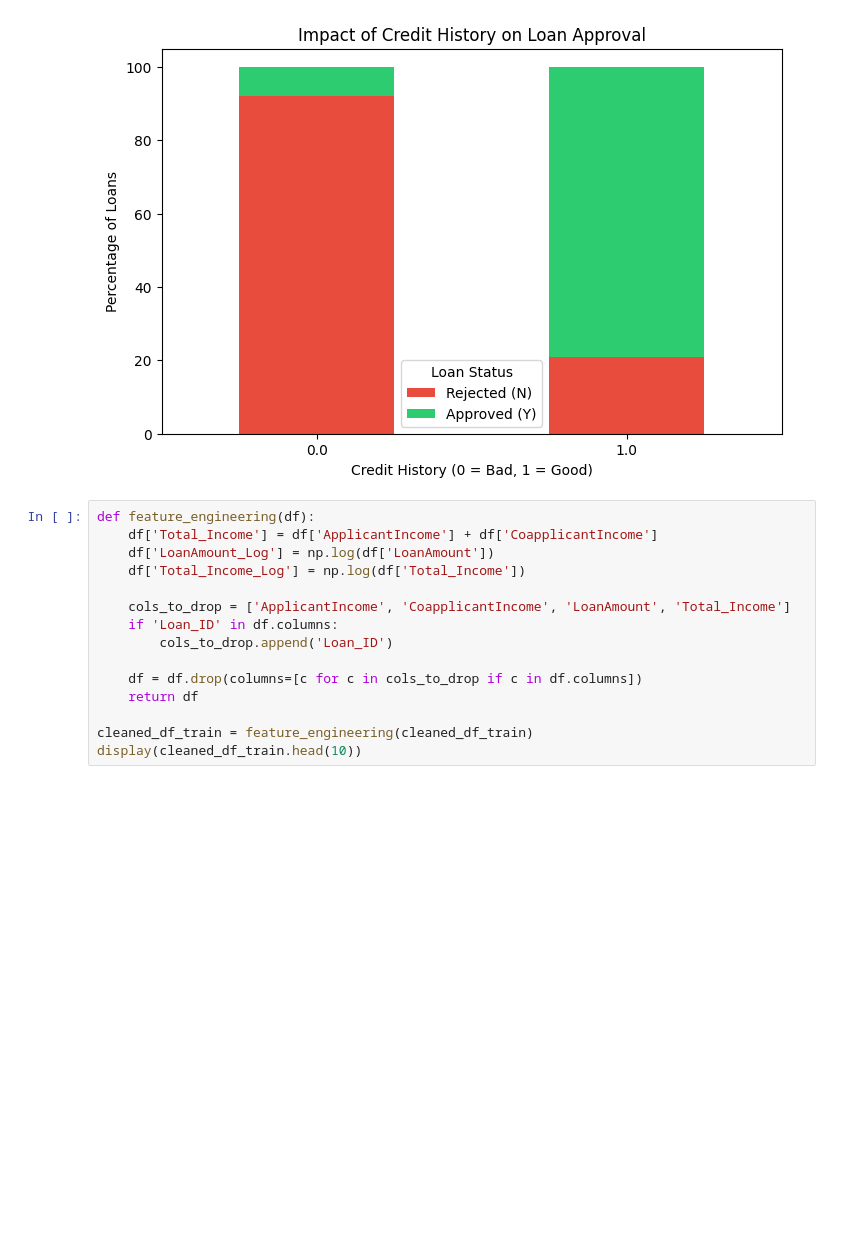
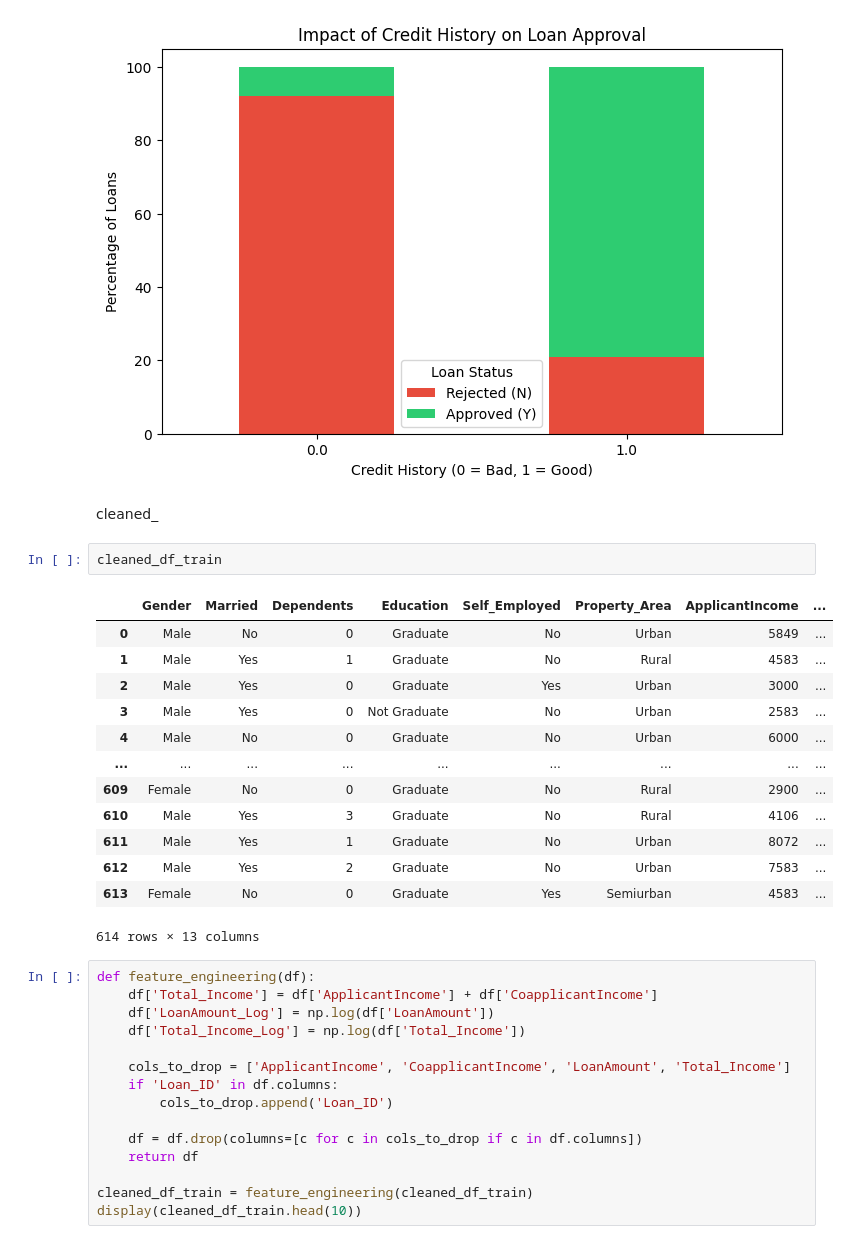
Before and after one commit to Hope426/group_3_ds613, a Jupyter notebook: main_notebook.ipynb, the cells around one changed output. Drawn from its saved outputs; the diff is of its cells as text; blank space fills up the shorter version.

```diff
--- a/main_notebook.ipynb
+++ b/main_notebook.ipynb
@@ -275,6 +275,24 @@ Credit_History
 0.0             92.134831   7.865169
 1.0             20.952381  79.047619
 [figure]
+# %% [markdown]
+cleaned_
+# %%
+cleaned_df_train
+# %% [output]
+|  | Gender | Married | Dependents | Education | Self_Employed | Property_Area | ApplicantIncome | ... |
+| 0 | Male | No | 0 | Graduate | No | Urban | 5849 | ... |
+| 1 | Male | Yes | 1 | Graduate | No | Rural | 4583 | ... |
+| 2 | Male | Yes | 0 | Graduate | Yes | Urban | 3000 | ... |
+| 3 | Male | Yes | 0 | Not Graduate | No | Urban | 2583 | ... |
+| 4 | Male | No | 0 | Graduate | No | Urban | 6000 | ... |
+| ... | ... | ... | ... | ... | ... | ... | ... | ... |
+| 609 | Female | No | 0 | Graduate | No | Rural | 2900 | ... |
+| 610 | Male | Yes | 3 | Graduate | No | Rural | 4106 | ... |
+| 611 | Male | Yes | 1 | Graduate | No | Urban | 8072 | ... |
+| 612 | Male | Yes | 2 | Graduate | No | Urban | 7583 | ... |
+| 613 | Female | No | 0 | Graduate | Yes | Semiurban | 4583 | ... |
+614 rows × 13 columns
 # %%
 def feature_engineering(df):
     df['Total_Income'] = df['ApplicantIncome'] + df['CoapplicantIncome']
```
Also changed, not shown: parts of 4 cells of this notebook.
